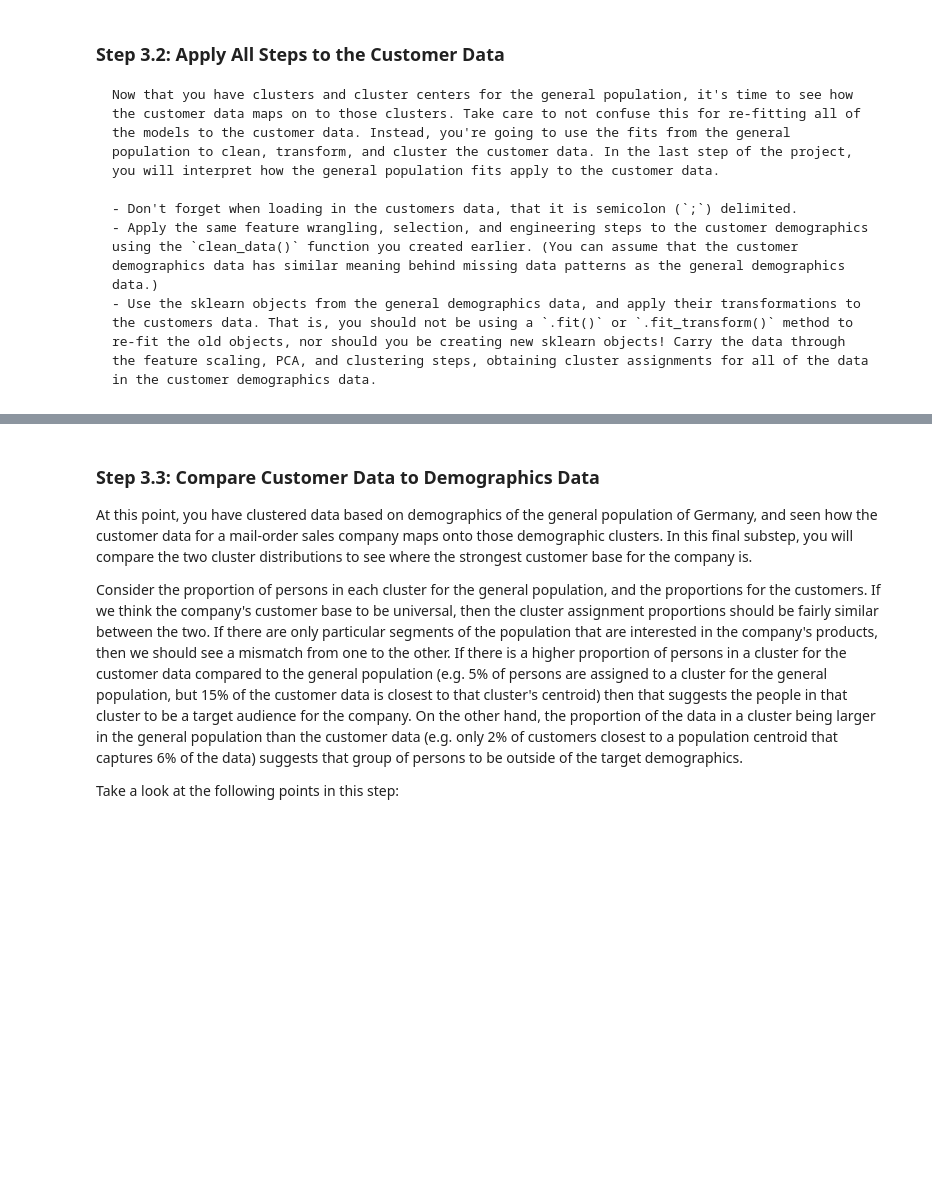
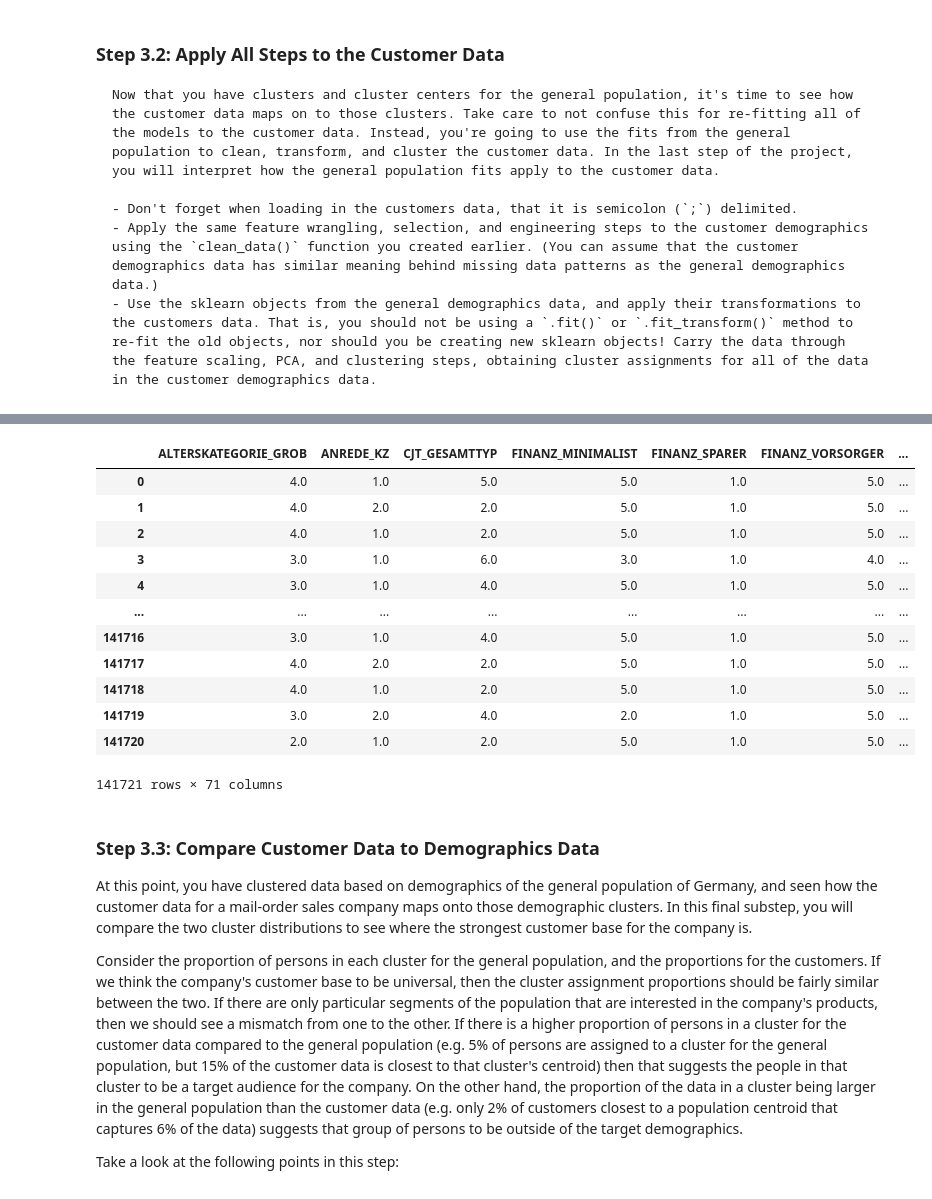
Before and after one commit to fab7/LESSONS-Unsupervised-Learning, a Jupyter notebook: project/Identify_Customer_Segments.ipynb, the cells around one changed output, grey strips where cells are left out. Saved outputs shown, nothing was run; the diff lists cells and outputs as text; code cells hidden in the pictures; blank space fills up the shorter version.

Commit message:
Fixing clean_dat() for customers dataset

```diff
--- a/project/Identify_Customer_Segments.ipynb
+++ b/project/Identify_Customer_Segments.ipynb
@@ -729,18 +730,22 @@ def re_encode_categorical_features(df, cat_features, verbose=0):
                 (cat_features['unique_values'] >= 3) &
                 (cat_features['unique_values'] <= 6)]
 
+    df_g6_plus = (cat_features.loc[cat_features['unique_values'] > 6])
+
     # Re-encode members of the group2 (if needed)
     for index, row in df_g2.iterrows():
         attrib_name = row['attribute']
         column_type = df[attrib_name].dtype
         # Assess that the feature is a sub dtype of np.number
         if not np.issubdtype(column_type, np.number):
-            print("[HOUSTON, We have a problem!!]")
-            print(f"\tPleased handle the type of the feature \'{attrib_name}\' properly as it is currently not a sub-type of np.number." )
-            sys.exit()
+            # Fit and transform the binary variable with a LabelEncoder
+            label_encoder = LabelEncoder()
+            df_clean[attrib_name] = label_encoder.fit_transform(df[attrib_name])
 
     # Re-encode members of the group3_to_6
     #  (here we use pandas.get_dummies() but OneHotEncoder() from Scikit-learn is also an option)
+    #  [TODO] Prepare the one-hot-encoding but do not yet include into the
+    #    dataset because it adds quite a lot of columns (~29).
     for index, row in df_g3_to_6.iterrows():
         attrib_name = row['attribute']
         column_type = df[attrib_name].dtype
@@ -750,11 +755,25 @@ def re_encode_categorical_features(df, cat_features, verbose=0):
             print(f"\tPleased handle the type of the feature \'{attrib_name}\' properly as it is currently not a sub-type of np.number." )
             sys.exit()
         ohe = pd.get_dummies(azdias_nan_roc_lo_miss[attrib_name], prefix=attrib_name)
-        if verbose > 2:
+        if verbose >= 3:
             print(f"The One-Hot-Encoded version of feature \'{attrib_name}\' is:")
             print(ohe.head())
             print(f"--------------------------------------------------------")
 
+    # Drop any categorical features that is not a number and that has more
+    # than 6 unique values
+    for index, row in df_g6_plus.iterrows():
+        attrib_name = row['attribute']
+        column_type = df[attrib_name].dtype
+        # Assess that the feature is a sub dtype of np.number
+        if not np.issubdtype(column_type, np.number):
+            if verbose >= 2:
+                print(f"[re_encode_categorical_features] - Dropping feature \'{attrib_name}\' because it is not numerical and has too many categorical values")
+            df_clean = df_clean.drop([attrib_name], axis=1)
+            # And remove the corresponding row from the categorical features
+            #  (this is not really needed but does not hurt)
+            cat_features = cat_features.drop(cat_features[cat_features['attribute'] == attrib_name].index)
+
     return df_clean
 # %%
 ###############################################################################
@@ -1568,5 +1497,14 @@ feat_info_raw = pd.read_csv('./AZDIAS_Feature_Summary.csv', sep=';')
 
 # Step-1: Feature wrangling, engineering and data cleaning
 #   Note: It is assumed that the customer demographics data has similar meaning
-customers, feat_info = clean_data(customers_raw, feat_info_raw, verbose=2)
+customers, feat_info = clean_data(customers_raw, feat_info_raw, verbose=0)
+
+# Step-2: Assess that the customers dataset is clean
+nan_test = customers.isna()
+if nan_test.sum().sum() != 0:
+    print(f"[ERROR] Please check your data cleaning process. \n\tThey are {nan_test.sum().sum()} NaN values left in the supposedly clean customers dataset !!!")
+    display(customers.head(4))
+    sys.exit()
+elif VERBOSE:
+    print(f"[INFO] We are good to go with zero remaining NaN values left in the customers dataset.")
 # %% [output]
@@ -1608,3 +1512,19 @@ SystemExit:
+# %%
+customers
+# %% [output]
+|  | ALTERSKATEGORIE_GROB | ANREDE_KZ | CJT_GESAMTTYP | FINANZ_MINIMALIST | FINANZ_SPARER | FINANZ_VORSORGER | ... |
+| 0 | 4.0 | 1.0 | 5.0 | 5.0 | 1.0 | 5.0 | ... |
+| 1 | 4.0 | 2.0 | 2.0 | 5.0 | 1.0 | 5.0 | ... |
+| 2 | 4.0 | 1.0 | 2.0 | 5.0 | 1.0 | 5.0 | ... |
+| 3 | 3.0 | 1.0 | 6.0 | 3.0 | 1.0 | 4.0 | ... |
+| 4 | 3.0 | 1.0 | 4.0 | 5.0 | 1.0 | 5.0 | ... |
+| ... | ... | ... | ... | ... | ... | ... | ... |
+| 141716 | 3.0 | 1.0 | 4.0 | 5.0 | 1.0 | 5.0 | ... |
+| 141717 | 4.0 | 2.0 | 2.0 | 5.0 | 1.0 | 5.0 | ... |
+| 141718 | 4.0 | 1.0 | 2.0 | 5.0 | 1.0 | 5.0 | ... |
+| 141719 | 3.0 | 2.0 | 4.0 | 2.0 | 1.0 | 5.0 | ... |
+| 141720 | 2.0 | 1.0 | 2.0 | 5.0 | 1.0 | 5.0 | ... |
+141721 rows × 71 columns
 # %% [markdown]
 ### Step 3.3: Compare Customer Data to Demographics Data
 
```
Also changed, not shown: parts of 17 cells of this notebook.
